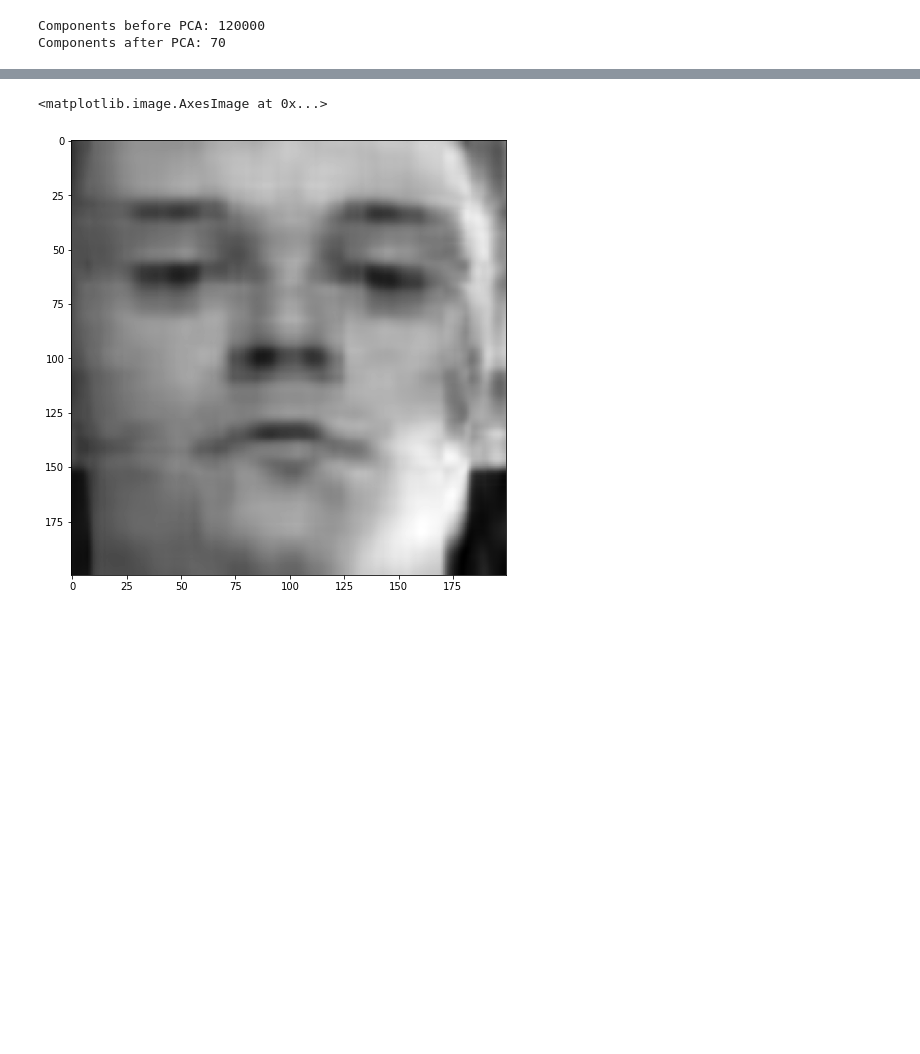
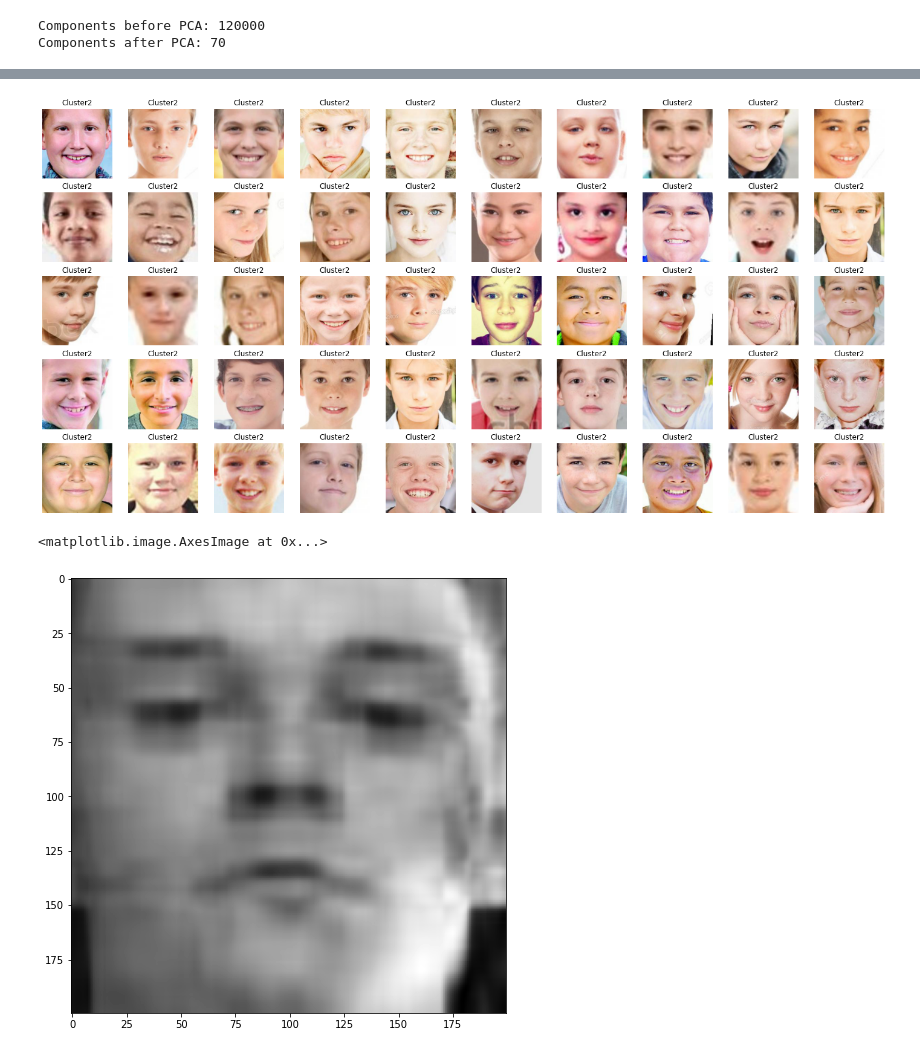
Before and after one commit to koldbrandt/glowing-umbrella-faces-unsup, a Jupyter notebook: ICA.ipynb, the cells around one changed output, grey strips where cells are left out. Drawn from its saved outputs; the diff is of its cells as text; code cells hidden in the pictures; blank space fills up the shorter version.

```diff
--- a/ICA.ipynb
+++ b/ICA.ipynb
@@ -14,5 +12,8 @@ from keras.models import Model
+# %%
+images = os.listdir("crop_part1")
+images=images[1:]
 # %%
-images=random.sample(glob('crop_part1/*'),500)
-img = load_img(images[0], target_size=(224,224))
-# convert from 'PIL.Image.Image' to numpy array
-img = np.array(img)
+# images=random.sample(glob('crop_part1/*'),500)
+# img = load_img(images[0], target_size=(224,224))
+# # convert from 'PIL.Image.Image' to numpy array
+# img = np.array(img)
@@ -44,6 +34,7 @@ array([[115,  68,  48, ..., 146, 120, 103],
 # %%
+n_components = 70
 pca = PCA(n_components=70)
-transformed_images=pca.fit_transform(feats)
+transformed_images=pca.fit_transform(faces_centered)
 # %%
 print(f"Components before PCA: {len(feats[0])}")
 print(f"Components after PCA: {pca.n_components}")
@@ -106,10 +77,10 @@ def view_cluster(cluster):
     plt.figure(figsize = (25,25));
     files = groups[cluster]
     if len(files) > 50:
-        files = files[:50]
+        files = files[:]
     for index, file in enumerate(files):
         plt.subplot(10,10,index+1);
-        img = load_img(file)
+        img = load_img("crop_part1/"+file)
         img = np.array(img)
         plt.imshow(img)
         plt.axis('off')
@@ -125,0 +121,4 @@ view_cluster(0)
+# %%
+view_cluster(2)
+# %% [output]
+[figure, added]
```
Also changed, not shown: parts of 18 cells of this notebook, 3 other files.
